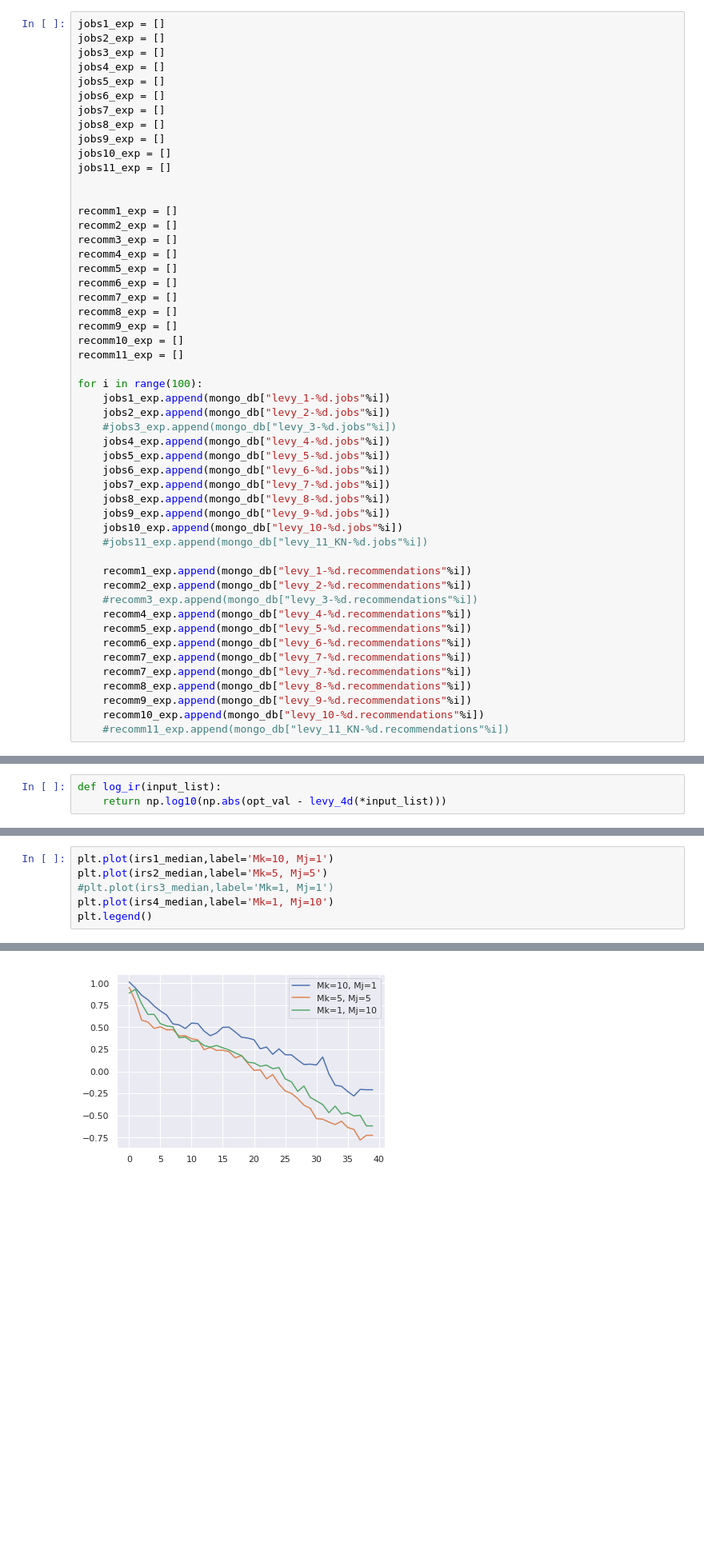
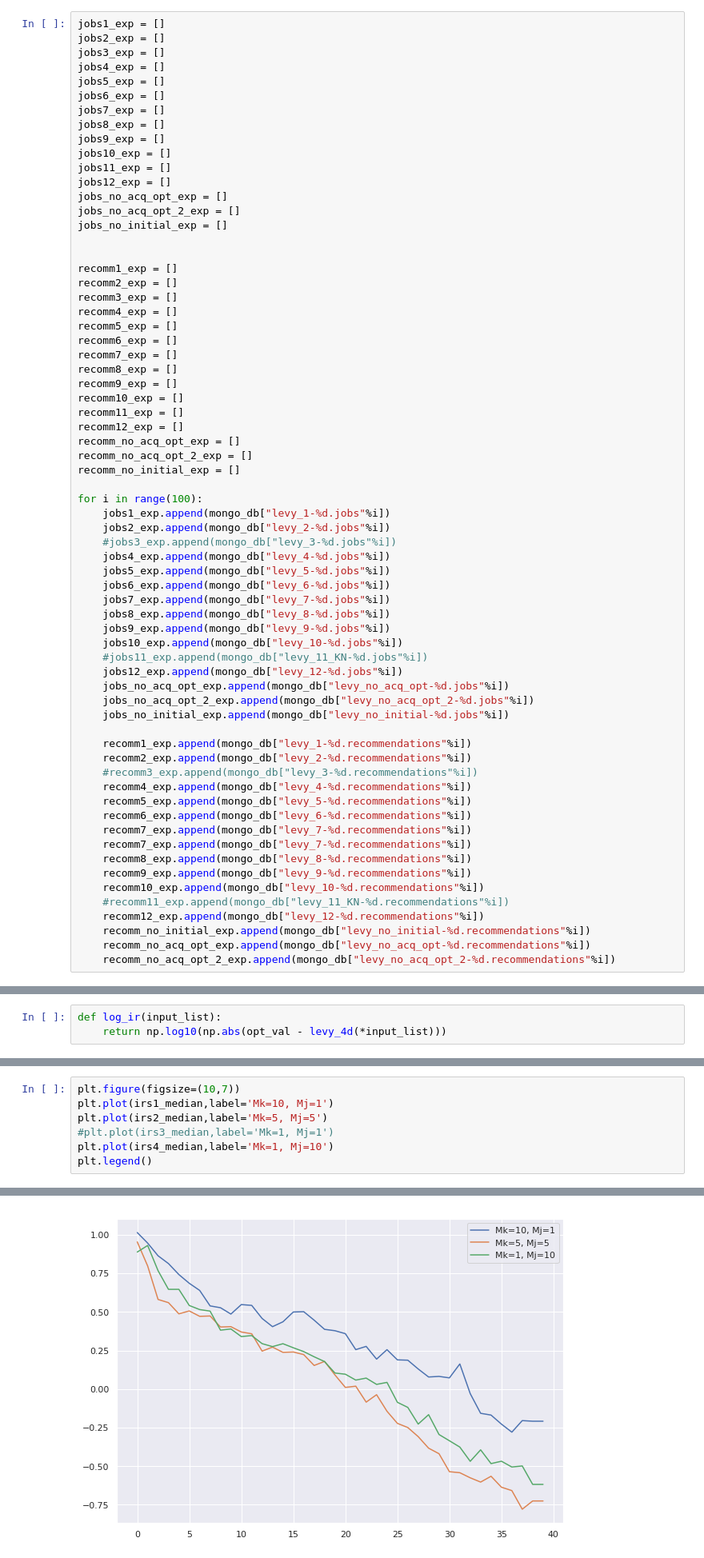
Before and after one commit to kkh8676/opt_functions, a Jupyter notebook: discretize_level_vs_Mk_Mj_for_levy.ipynb, the cells around one changed output, grey strips where cells are left out. Shown at 80% size. Drawn from its saved outputs; the diff is of its cells as text; blank space fills up the shorter version.

```diff
--- a/discretize_level_vs_Mk_Mj_for_levy.ipynb
+++ b/discretize_level_vs_Mk_Mj_for_levy.ipynb
@@ -52,6 +52,10 @@ jobs8_exp = []
 jobs9_exp = []
 jobs10_exp = []
 jobs11_exp = []
+jobs12_exp = []
+jobs_no_acq_opt_exp = []
+jobs_no_acq_opt_2_exp = []
+jobs_no_initial_exp = []
 
 
 recomm1_exp = []
@@ -65,6 +69,10 @@ recomm8_exp = []
 recomm9_exp = []
 recomm10_exp = []
 recomm11_exp = []
+recomm12_exp = []
+recomm_no_acq_opt_exp = []
+recomm_no_acq_opt_2_exp = []
+recomm_no_initial_exp = []
 
 for i in range(100):
     jobs1_exp.append(mongo_db["levy_1-%d.jobs"%i])
@@ -78,6 +86,10 @@ for i in range(100):
     jobs9_exp.append(mongo_db["levy_9-%d.jobs"%i])
     jobs10_exp.append(mongo_db["levy_10-%d.jobs"%i])
     #jobs11_exp.append(mongo_db["levy_11_KN-%d.jobs"%i])
+    jobs12_exp.append(mongo_db["levy_12-%d.jobs"%i])
+    jobs_no_acq_opt_exp.append(mongo_db["levy_no_acq_opt-%d.jobs"%i])
+    jobs_no_acq_opt_2_exp.append(mongo_db["levy_no_acq_opt_2-%d.jobs"%i])
+    jobs_no_initial_exp.append(mongo_db["levy_no_initial-%d.jobs"%i])
 
     recomm1_exp.append(mongo_db["levy_1-%d.recommendations"%i])
     recomm2_exp.append(mongo_db["levy_2-%d.recommendations"%i])
@@ -91,6 +103,10 @@ for i in range(100):
     recomm9_exp.append(mongo_db["levy_9-%d.recommendations"%i])
     recomm10_exp.append(mongo_db["levy_10-%d.recommendations"%i])
     #recomm11_exp.append(mongo_db["levy_11_KN-%d.recommendations"%i])
+    recomm12_exp.append(mongo_db["levy_12-%d.recommendations"%i])
+    recomm_no_initial_exp.append(mongo_db["levy_no_initial-%d.recommendations"%i])
+    recomm_no_acq_opt_exp.append(mongo_db["levy_no_acq_opt-%d.recommendations"%i])
+    recomm_no_acq_opt_2_exp.append(mongo_db["levy_no_acq_opt_2-%d.recommendations"%i])
 # %%
 jobsKN_exp = []
 jobsKN2_exp = []
@@ -305,10 +415,11 @@ irsKN3_avg = get_avg_irs(irsKN3_exp)
 # %%
+plt.figure(figsize=(10,7))
 plt.plot(irs1_median,label='Mk=10, Mj=1')
 plt.plot(irs2_median,label='Mk=5, Mj=5')
 #plt.plot(irs3_median,label='Mk=1, Mj=1')
 plt.plot(irs4_median,label='Mk=1, Mj=10')
 plt.legend()
 # %% [output]
 <matplotlib.legend.Legend at 0x...>
-[figure, old version]
+[figure, new version]
 # %%
```
Also changed, not shown: parts of 16 cells of this notebook.
